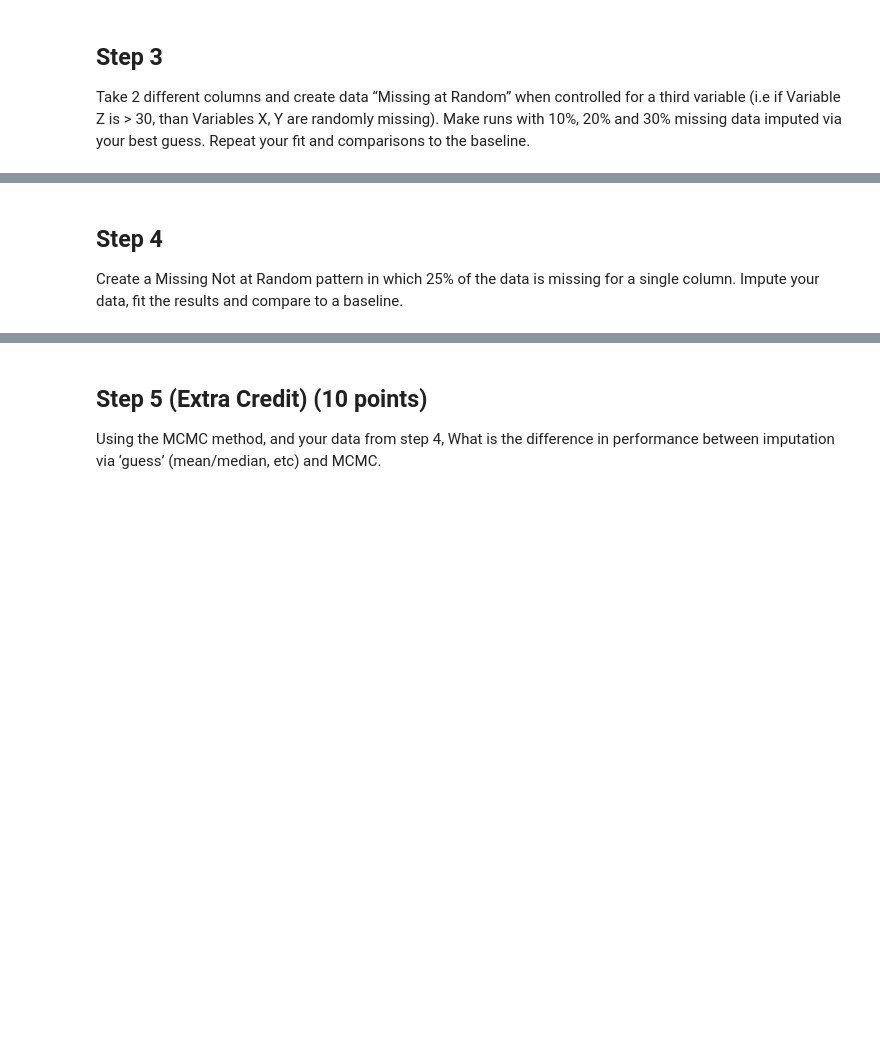
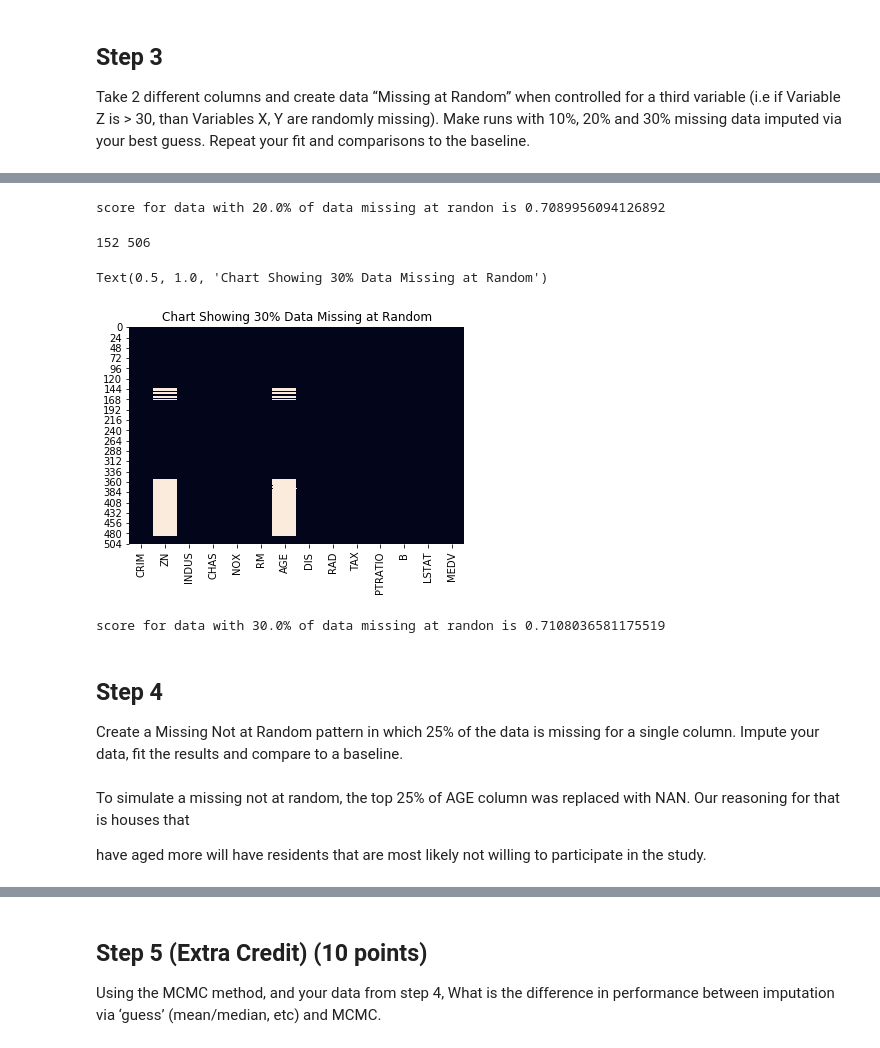
Before and after one commit to kjprice/smu-quantifying-the-world, a Jupyter notebook: CaseStudy5 aka Assignment10/Assignment10.ipynb, the cells around one changed output, grey strips where cells are left out. Saved outputs shown, nothing was run; the diff lists cells and outputs as text; code cells hidden in the pictures; blank space fills up the shorter version.

```diff
--- a/CaseStudy5 aka Assignment10/Assignment10.ipynb
+++ b/CaseStudy5 aka Assignment10/Assignment10.ipynb
@@ -402,4 +478,39 @@ Take 2 different columns and create data “Missing at Random” when controlled
+# %%
+y2 = df_missing2['MEDV']
+
+X2 = df_missing2.drop('MEDV', axis = 1)
+
+X2_train, X2_test, y2_train, y2_test = train_test_split(X2, y2,test_size=0.3, random_state=42)
+pipeline.fit(X2_train, y2_train)
+y2_pred = pipeline.predict(X2_test)
+percentage = 0.2 * 100
+print("score for data with {}% of data missing at randon is {}".format(percentage,pipeline.score(X2_test, y2_test)))
+# %% [output]
+score for data with 20.0% of data missing at randon is 0.7089956094126892
+# %%
+df_missing3 = createMAR(boston, 0.3)
+sns.heatmap(df_missing3.isnull(), cbar=False).set_title('Chart Showing 30% Data Missing at Random')
+# %% [output]
+152 506
+Text(0.5, 1.0, 'Chart Showing 30% Data Missing at Random')
+[figure, added]
+# %%
+y3 = df_missing3['MEDV']
+
+X3 = df_missing3.drop('MEDV', axis = 1)
+
+X3_train, X3_test, y3_train, y3_test = train_test_split(X3, y3,test_size=0.3, random_state=42)
+pipeline.fit(X3_train, y3_train)
+y3_pred = pipeline.predict(X3_test)
+percentage = 0.3 * 100
+print("score for data with {}% of data missing at randon is {}".format(percentage,pipeline.score(X3_test, y3_test)))
+# %% [output]
+score for data with 30.0% of data missing at randon is 0.7108036581175519
 # %% [markdown]
 ## Step 4
 
 Create a Missing Not at Random pattern in which 25% of the data is missing for a single column. Impute your data, fit the results and compare to a baseline.
+# %% [markdown]
+To simulate a missing not at random, the  top 25% of AGE column was replaced with NAN. Our reasoning for that is houses that
+
+have aged more will have residents that are most likely not willing to participate in the study.
```
Also changed, not shown: parts of 10 cells of this notebook.
